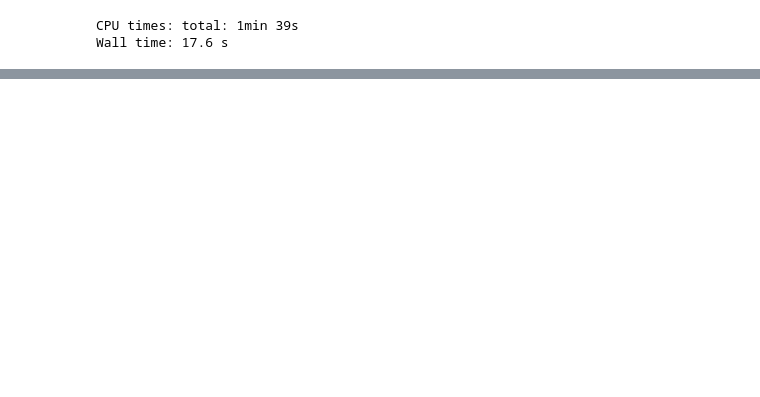
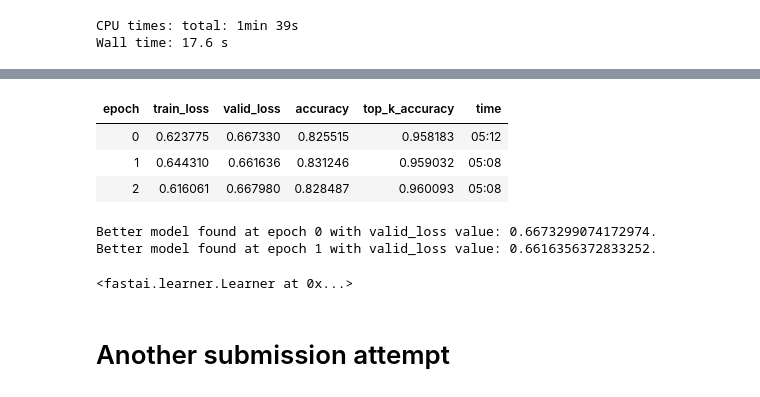
Before and after one commit to Andrei-d6/AAIT-HW2, a Jupyter notebook: Task1_v2.ipynb, the cells around one changed output, grey strips where cells are left out. Cells and saved outputs as stored; diff of their text form; code cells hidden in the pictures; blank space fills up the shorter version.

```diff
--- a/Task1_v2.ipynb
+++ b/Task1_v2.ipynb
@@ -382,0 +449,14 @@ Wall time: 17.6 s
+# %%
+do_fit(learn, 'task1_again_resnet50_224_iter2_unfrozen', epochs=3, lr=1e-7,
+       pct_start=0.75, save_state_dict=True)
+# %% [output]
+| epoch | train_loss | valid_loss | accuracy | top_k_accuracy | time |
+| 0 | 0.623775 | 0.667330 | 0.825515 | 0.958183 | 05:12 |
+| 1 | 0.644310 | 0.661636 | 0.831246 | 0.959032 | 05:08 |
+| 2 | 0.616061 | 0.667980 | 0.828487 | 0.960093 | 05:08 |
+Better model found at epoch 0 with valid_loss value: 0.6673299074172974.
+Better model found at epoch 1 with valid_loss value: 0.6616356372833252.
+# %%
+learn.load('task1_again_resnet50_224_iter2_unfrozen')
+# %% [output]
+<fastai.learner.Learner at 0x...>
@@ -382,0 +468,2 @@ Wall time: 17.6 s
+# %% [markdown]
+# Another submission attempt
```
Also changed, not shown: parts of 15 cells of this notebook.
